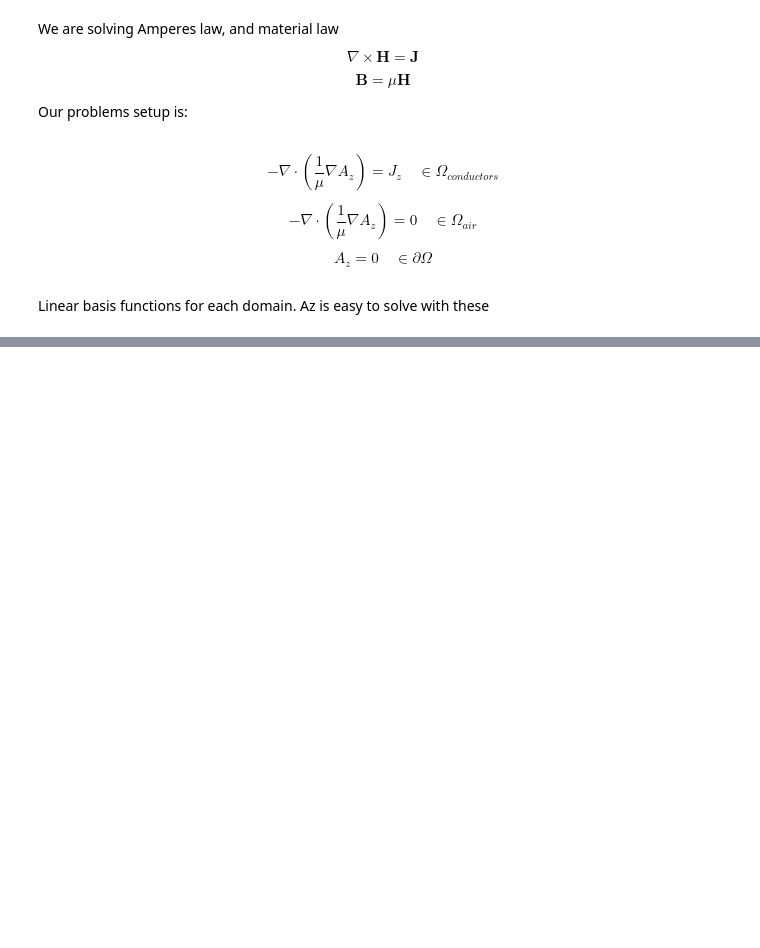
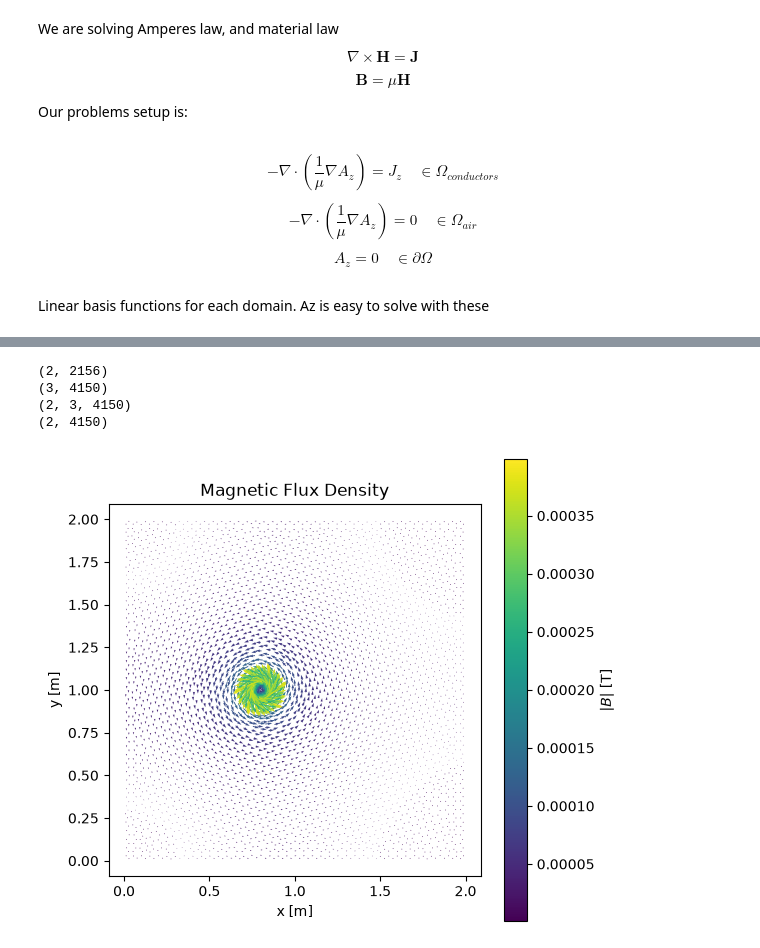
Before and after one commit to VerttiAalto100/computational-electromagnetics, a Jupyter notebook: notebooks/force_between_conductors.ipynb, the cells around one changed output, grey strips where cells are left out. Cells and saved outputs as stored; diff of their text form; code cells hidden in the pictures; blank space fills up the shorter version.

```diff
--- a/notebooks/force_between_conductors.ipynb
+++ b/notebooks/force_between_conductors.ipynb
@@ -156,0 +242,51 @@ b +=  rhs.assemble(basis_air, J = J_air)
+# %%
+# basis.interpolate(A_z) creates a finite element function Ah = sum(Ni*Ai)   ,  where Ni is shape function and Ai is nodal vectorpotential values
+uh = basis.interpolate(A_z)
+
+# grad object has the dA/dx and dA/dy components
+dAz_dx = uh.grad[0]
+dAz_dy = uh.grad[1]
+
+Bx = dAz_dy
+By = -dAz_dx
+
+# each quadrature point  has own gradient (P1 elem should have constant gradient) This way we collpase this into one gradient value per element
+Bx_elem = Bx.mean(axis=1)
+By_elem = By.mean(axis=1)
+
+Bnorm_elem = np.sqrt(Bx_elem**2 + By_elem**2)
+
+centers = mesh.p[:, mesh.t].mean(axis=2)
+
+print(mesh.p.shape)
+print(mesh.t.shape)
+
+print(mesh.p[:, mesh.t].shape)
+centers = mesh.p[:, mesh.t].mean(axis=1)
+print(centers.shape)
+
+fig, ax = plt.subplots(figsize=(6, 6))
+
+q = ax.quiver(
+    centers[0],
+    centers[1],
+    Bx_elem,
+    By_elem,
+    np.sqrt(Bx_elem**2 + By_elem**2),   # color arrows by |B|
+    cmap="viridis"
+)
+
+ax.set_title("Magnetic Flux Density")
+ax.set_xlabel("x [m]")
+ax.set_ylabel("y [m]")
+ax.set_aspect("equal")
+
+fig.colorbar(q, ax=ax, label=r"$|B|$ [T]")
+
+plt.show()
+# %% [output]
+(2, 2156)
+(3, 4150)
+(2, 3, 4150)
+(2, 4150)
+[figure, added]
```
Also changed, not shown: parts of 22 cells of this notebook.
